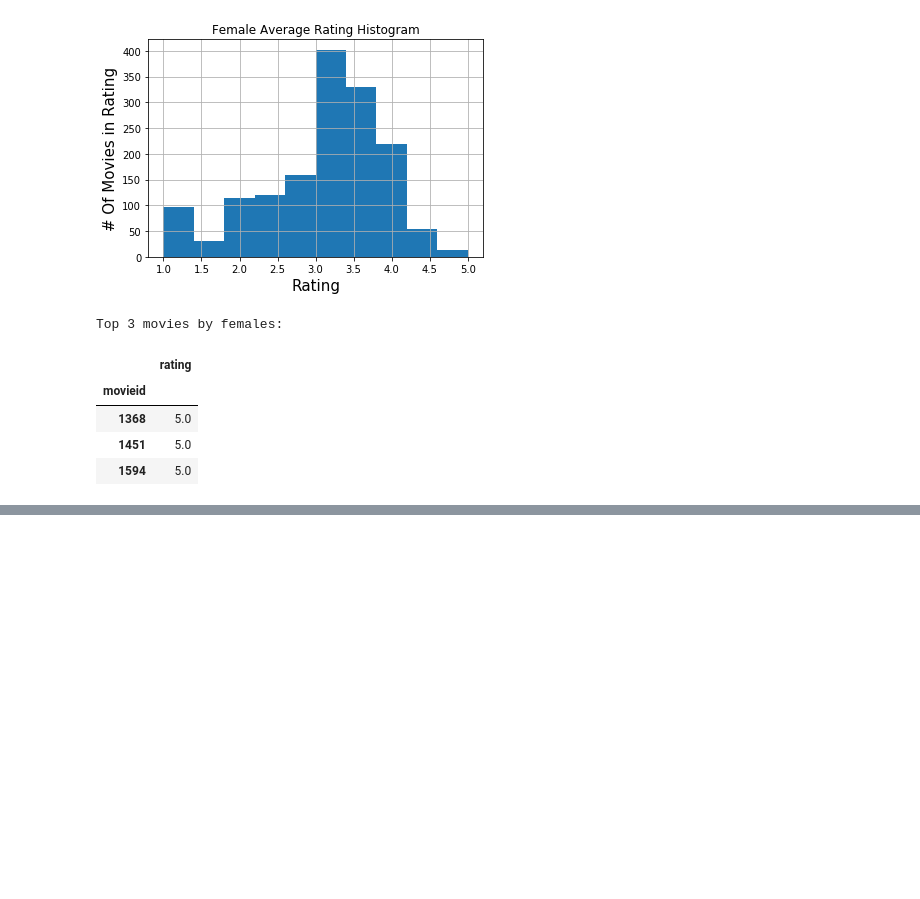
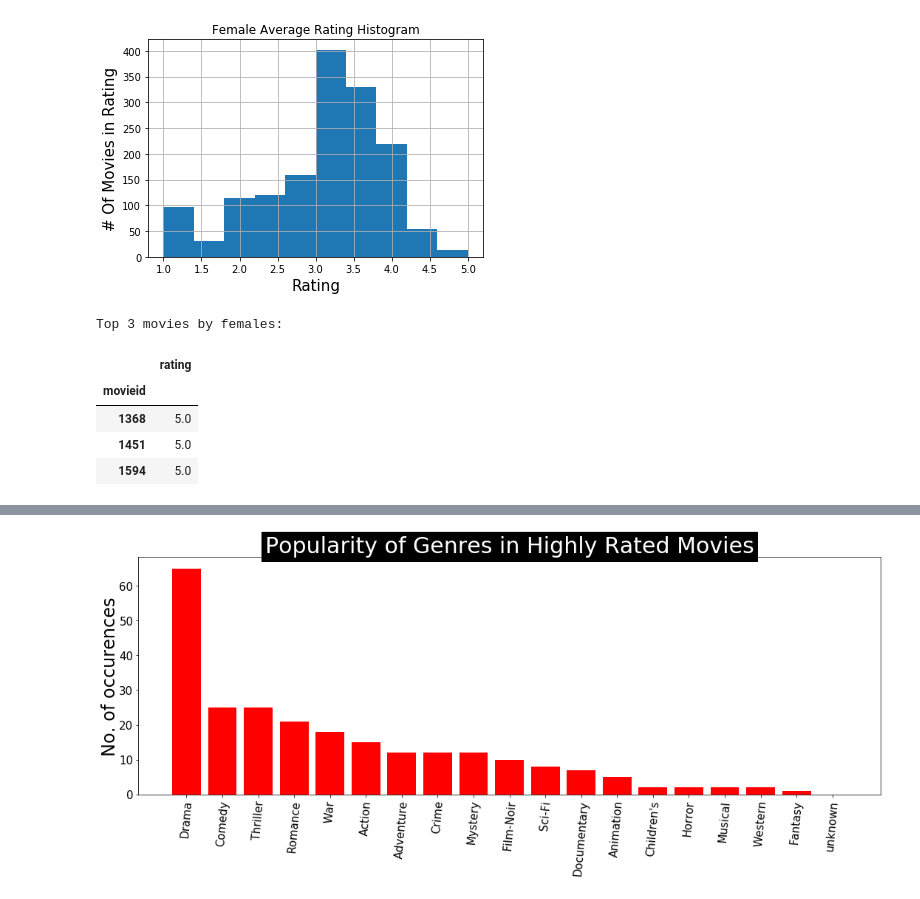
Before and after one commit to nogahm/HW_Recsys, a Jupyter notebook: Recsys.ipynb, the cells around one changed output, grey strips where cells are left out. Drawn from its saved outputs; the diff is of its cells as text; code cells hidden in the pictures; blank space fills up the shorter version.

```diff
--- a/Recsys.ipynb
+++ b/Recsys.ipynb
@@ -11,13 +12,7 @@ import matplotlib.pyplot as plt
 # %%
 # read data into dataframe
-MOVIELENS_DIR = "C:\\Users\\nogahm\\PycharmProjects\\HW_Recsys\\ml-100k"
+MOVIELENS_DIR = "C:\\Users\\talshemt\\PycharmProjects\\HW_Recsys\\ml-100k"
 RATING_DATA_FILE = "\\u.data"
-# RATING_DATA_GEN_FILE = 'u_gen.data'
-# RATINGS_CSV_FILE = 'u_emb.data'
-# RATINGS_CSV_FILE_NORM = 'u_norm.data'
-# RATINGS_GEN_CSV_FILE = 'u_genr.data'
-# MODEL_WEIGHTS_FILE = 'u_emb_weights.h5'
-# MODEL_WEIGHTS_FILE_CORE = 'u_emb_weights'
 ratings = pd.read_csv(MOVIELENS_DIR+RATING_DATA_FILE,
                     sep='\t',
                     engine='python',
@@ -131,0 +129,72 @@ Length: 1457, dtype: float64
+# %%
+# add column gender to ratings
+# read movie info with genre data
+USERS_DATA_FILE = "\\u.item"
+genre = pd.read_csv(MOVIELENS_DIR+USERS_DATA_FILE,
+                    sep='|',
+                    engine='python',
+                    encoding='latin-1',
+                    names=['movieid', 'movie title', 'release date', 'video release date',
+              'IMDb URL',  'unknown',  'Action',  'Adventure',  'Animation',
+              'Children\'s', 'Comedy',  'Crime', 'Documentary', 'Drama',  'Fantasy', 'Film-Noir','Horror','Musical', 'Mystery', 'Romance', 'Sci-Fi',
+              'Thriller', 'War', 'Western'])
+
+# merge movie info with movie ratings and user data and sort by rating
+merged_average_rating_genre=pd.merge(average_rating,genre, left_index=True,right_on='movieid', how='outer')
+
+# Analyze genre distribution for high rated movies (rating bigger than 4):
+high_rated_indexes = merged_average_rating_genre['rating']>4.0
+high_rated = merged_average_rating_genre[high_rated_indexes]
+
+# Count high-rated movies per genre
+genres = ['unknown','Action','Adventure','Animation','Children\'s','Comedy','Crime','Documentary','Drama','Fantasy','Film-Noir','Horror',
+'Musical','Mystery','Romance','Sci-Fi','Thriller','War','Western']
+genres_count = {}
+for g in genres:
+    count = 0
+    genre_movies = high_rated[g] == 1
+    genres_count[g] = high_rated[genre_movies].shape[0]
+genres_count_list = sorted(genres_count.items(), key=operator.itemgetter(1),reverse=True)
+
+#Display genre count distribution for highly rated movies:
+fig = plt.figure(1, figsize=(18,13))
+ax2 = fig.add_subplot(2,1,2)
+y_axis = [genre[1] for genre in genres_count_list]
+x_axis = [i for i in range(len(genres_count))]
+x_label = [genre[0] for genre in genres_count_list]
+plt.xticks(rotation=85, fontsize = 15)
+plt.yticks(fontsize = 15)
+plt.xticks(x_axis, x_label)
+plt.ylabel("No. of occurences", fontsize = 24, labelpad = 0)
+ax2.bar(x_axis, y_axis, align = 'center', color='r')
+plt.title("Popularity of Genres in Highly Rated Movies",bbox={'facecolor':'k', 'pad':5},color='w',fontsize = 30)
+plt.show()
+
+
+# Analyze genre distribution for low rated movies (rating below 2):
+low_rated_indexes = merged_average_rating_genre['rating']<2.0
+low_rated = merged_average_rating_genre[low_rated_indexes]
+
+# Count high-rated movies per genre
+genres_count = {}
+for g in genres:
+    count = 0
+    genre_movies = low_rated[g] == 1
+    genres_count[g] = low_rated[genre_movies].shape[0]
+genres_count_list = sorted(genres_count.items(), key=operator.itemgetter(1),reverse=True)
+
+#Display genre count distribution for highly rated movies:
+fig = plt.figure(1, figsize=(18,13))
+ax2 = fig.add_subplot(2,1,2)
+y_axis = [genre[1] for genre in genres_count_list]
+x_axis = [i for i in range(len(genres_count))]
+x_label = [genre[0] for genre in genres_count_list]
+plt.xticks(rotation=85, fontsize = 15)
+plt.yticks(fontsize = 15)
+plt.xticks(x_axis, x_label)
+plt.ylabel("No. of occurences", fontsize = 24, labelpad = 0)
+ax2.bar(x_axis, y_axis, align = 'center', color='r')
+plt.title("Popularity of Genres in Low Rated Movies",bbox={'facecolor':'k', 'pad':5},color='w',fontsize = 30)
+plt.show()
+# %% [output]
+[figure, added]
```
Also changed, not shown: parts of 16 cells of this notebook.
